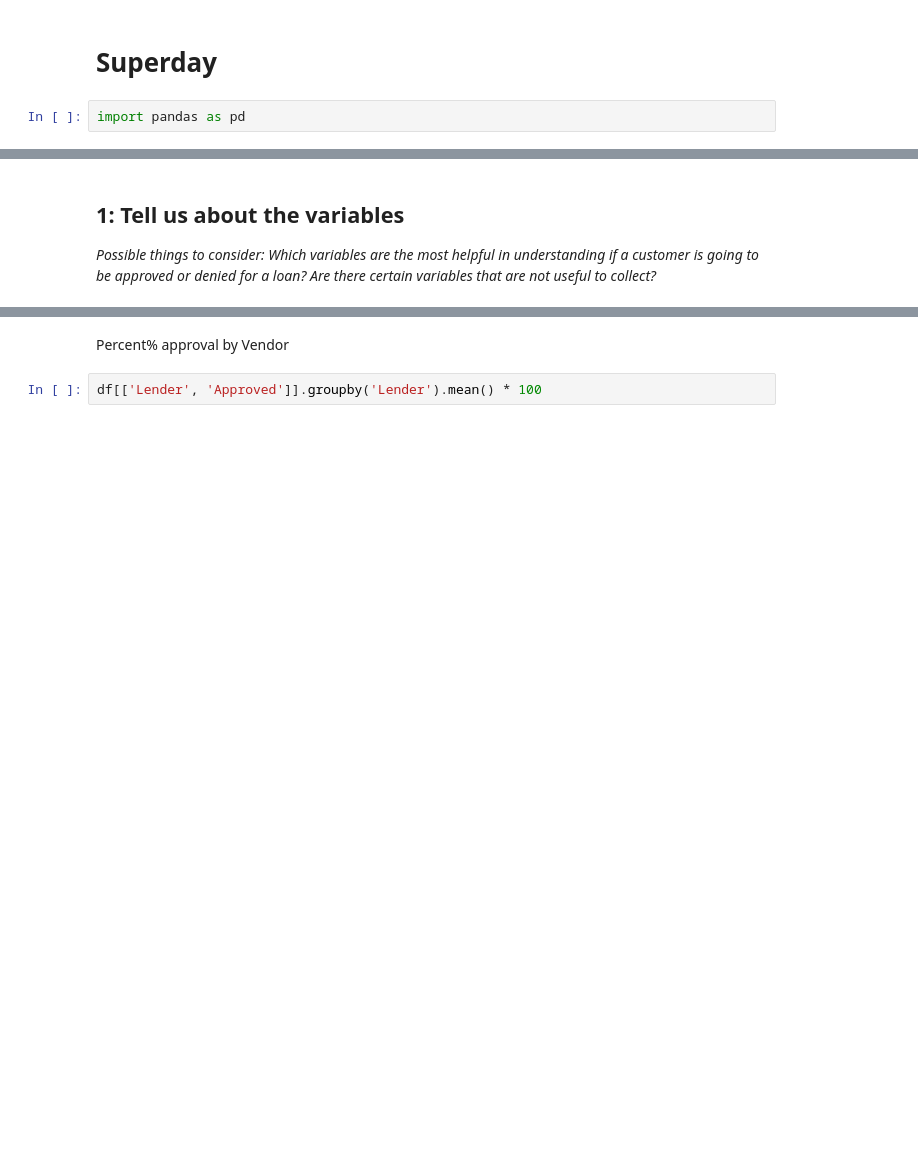
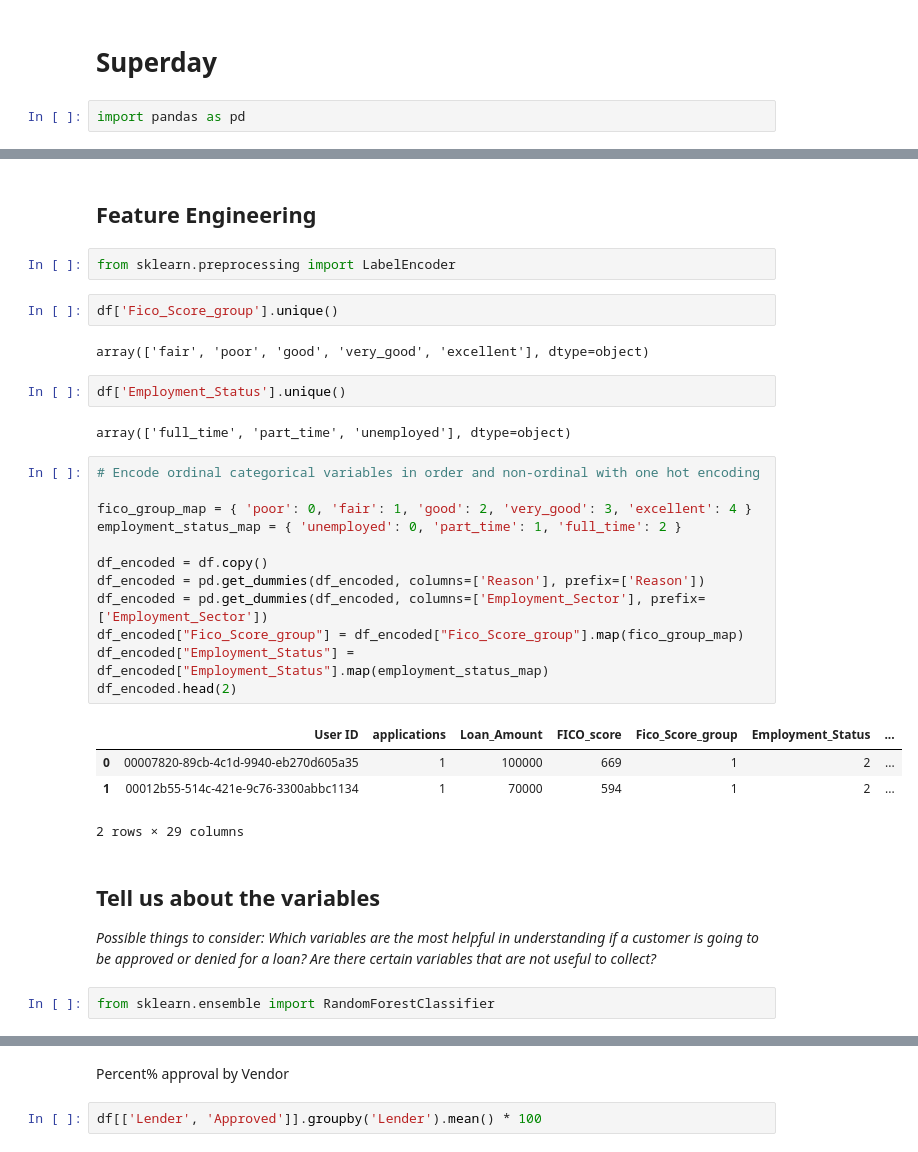
Before and after one commit to dilling/annie-superday, a Jupyter notebook: notebook.ipynb, the cells around one changed output, grey strips where cells are left out. Cells and saved outputs as stored; diff of their text form; blank space fills up the shorter version.

Commit message:
add feature engineering

```diff
--- a/notebook.ipynb
+++ b/notebook.ipynb
@@ -14,6 +14,37 @@ df.head(5)
 | 2 | 000157c1-b6a3-4c86-82c7-9ec1bda3799a | 1 | home_improvement | 10000 | 596 | fair | full_time | ... |
 | 3 | 00020400-efab-4b10-8812-2a0aaf774841 | 1 | home_improvement | 100000 | 642 | fair | part_time | ... |
 | 4 | 0002f737-0cda-48fb-91ed-533f3d0eab05 | 1 | major_purchase | 30000 | 642 | fair | full_time | ... |
+# %% [markdown]
+## Feature Engineering
+# %%
+from sklearn.preprocessing import LabelEncoder
+# %%
+df['Fico_Score_group'].unique()
+# %% [output]
+array(['fair', 'poor', 'good', 'very_good', 'excellent'], dtype=object)
+# %%
+df['Employment_Status'].unique()
+# %% [output]
+array(['full_time', 'part_time', 'unemployed'], dtype=object)
+# %%
+# Encode ordinal categorical variables in order and non-ordinal with one hot encoding
+
+fico_group_map = { 'poor': 0, 'fair': 1, 'good': 2, 'very_good': 3, 'excellent': 4 }
+employment_status_map = { 'unemployed': 0, 'part_time': 1, 'full_time': 2 }
+
+df_encoded = df.copy()
+df_encoded = pd.get_dummies(df_encoded, columns=['Reason'], prefix=['Reason'])
+df_encoded = pd.get_dummies(df_encoded, columns=['Employment_Sector'], prefix=['Employment_Sector'])
+df_encoded["Fico_Score_group"] = df_encoded["Fico_Score_group"].map(fico_group_map)
+df_encoded["Employment_Status"] = df_encoded["Employment_Status"].map(employment_status_map)
+df_encoded.head(2)
+# %% [output]
+|  | User ID | applications | Loan_Amount | FICO_score | Fico_Score_group | Employment_Status | ... |
+| 0 | 00007820-89cb-4c1d-9940-eb270d605a35 | 1 | 100000 | 669 | 1 | 2 | ... |
+| 1 | 00012b55-514c-421e-9c76-3300abbc1134 | 1 | 70000 | 594 | 1 | 2 | ... |
+2 rows × 29 columns
 # %% [markdown]
-## 1: Tell us about the variables
+## Tell us about the variables
 _Possible things to consider: Which variables are the most helpful in understanding if a customer is going to be approved or denied for a loan? Are there certain variables that are not useful to collect?_
+# %%
+from sklearn.ensemble import RandomForestClassifier
```
Also changed, not shown: parts of 3 cells of this notebook, 1 other file.
